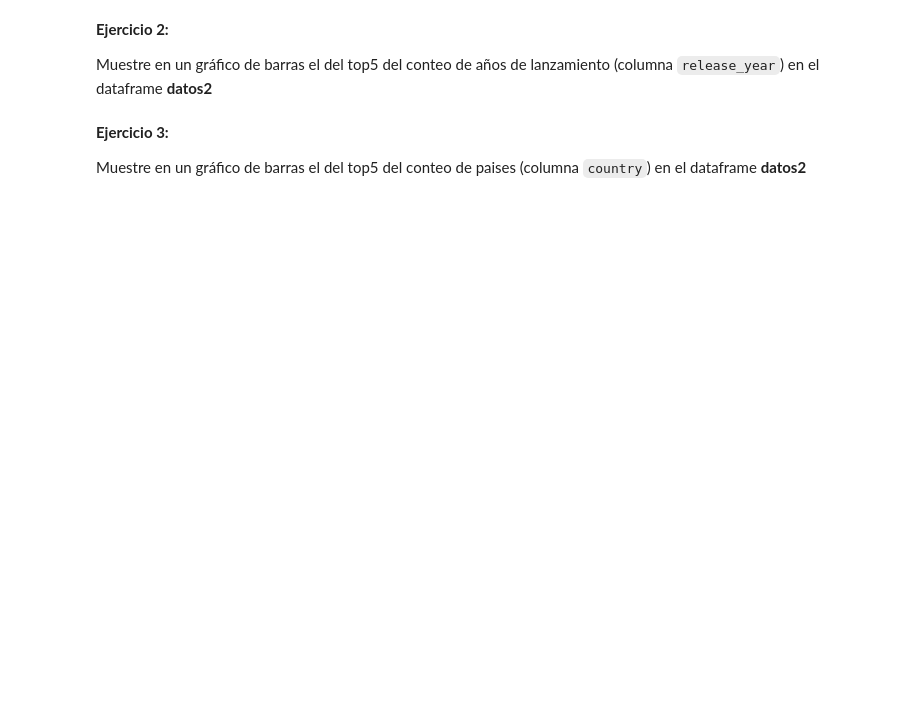
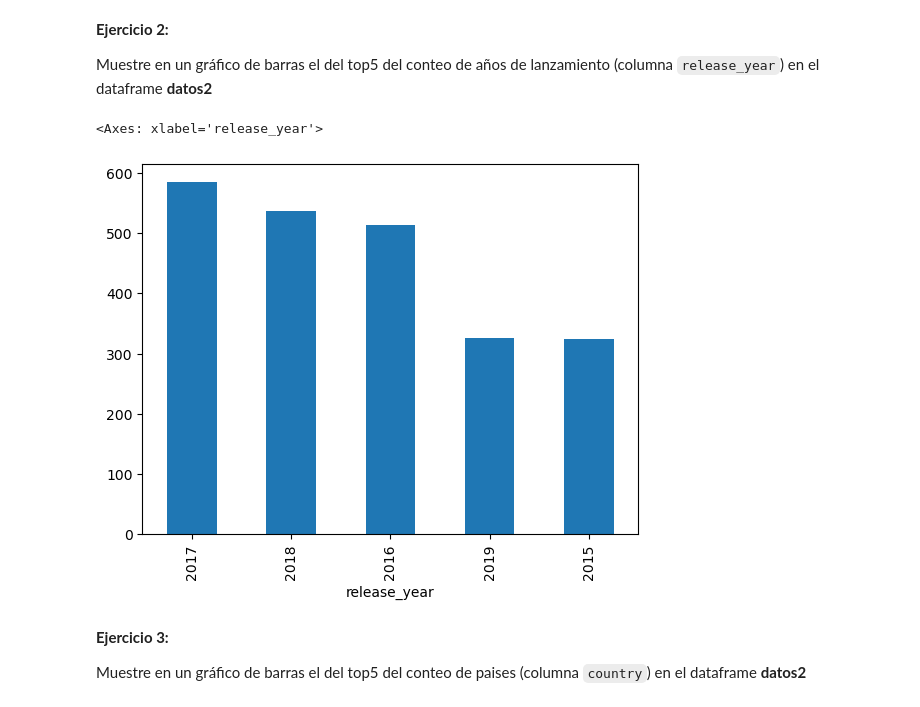
Before and after one commit to MCD-ESPOL/PCD, a Jupyter notebook: notebooks/notebook10.ipynb, the cells around one changed output. Cells and saved outputs as stored; diff of their text form; code cells hidden in the pictures; blank space fills up the shorter version.

```diff
--- a/notebooks/notebook10.ipynb
+++ b/notebooks/notebook10.ipynb
@@ -123,6 +432,13 @@ Muestre en un gráfico de barras del conteo de tipos (columna `type`) en el data
 **Ejercicio 2:**
 
 Muestre en un gráfico de barras el del top5 del conteo de años de lanzamiento (columna `release_year`) en el dataframe **datos2**
+# %%
+df6 = datos2['release_year']
+conteoPorEstreno = df6.value_counts()
+conteoPorEstreno[:5].plot.bar()
+# %% [output]
+<Axes: xlabel='release_year'>
+[figure, added]
 # %% [markdown]
 **Ejercicio 3:**
 
```
Also changed, not shown: parts of 28 cells of this notebook.
